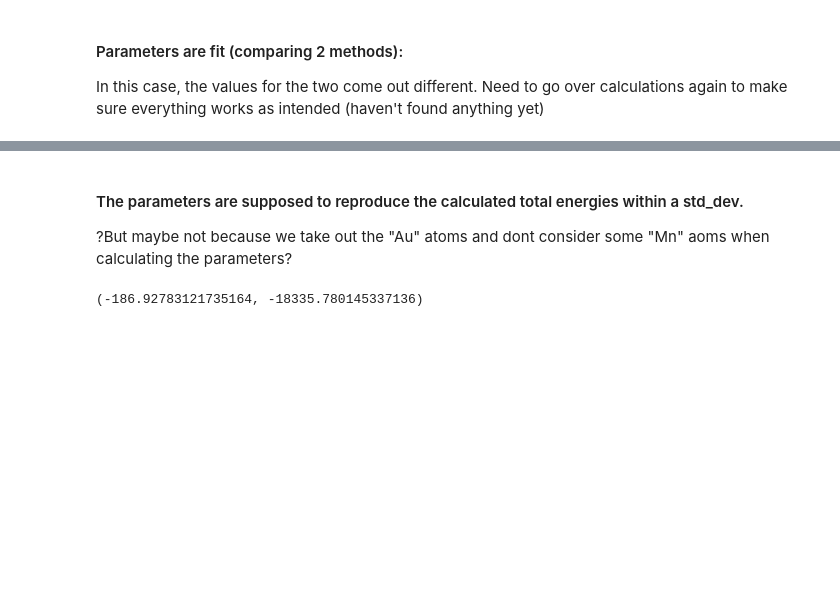
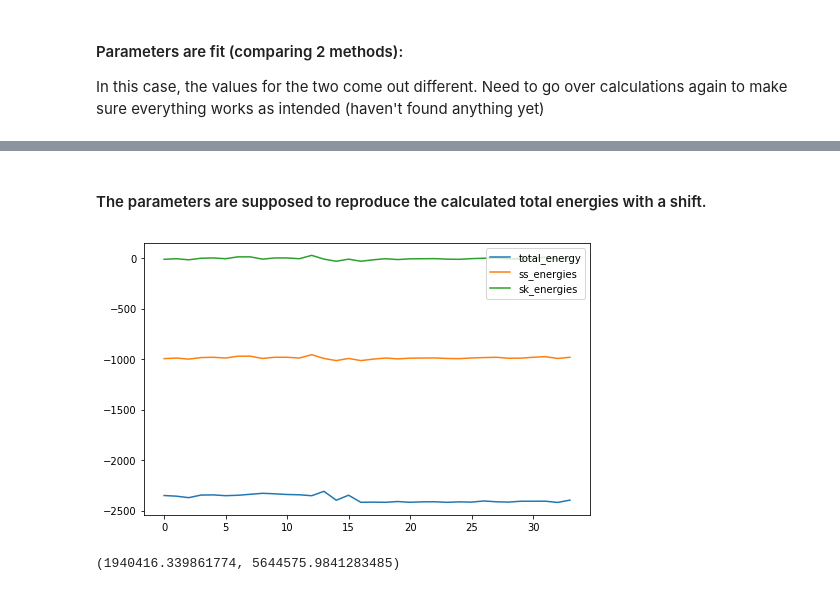
Before and after one commit to Mason-DataMaterials/spyns, a Jupyter notebook: MnAu2/MnAu2_Neighbor_Selection.ipynb, the cells around one changed output, grey strips where cells are left out. Drawn from its saved outputs; the diff is of its cells as text; code cells hidden in the pictures; blank space fills up the shorter version.

```diff
--- a/MnAu2/MnAu2_Neighbor_Selection.ipynb
+++ b/MnAu2/MnAu2_Neighbor_Selection.ipynb
@@ -309,17 +308,37 @@ exchange_parameters
 # %% [markdown]
-#### The parameters are supposed to reproduce the calculated total energies within a std_dev.
-?But maybe not because we take out the "Au" atoms and dont consider some "Mn" aoms when calculating the parameters?
+#### The parameters are supposed to reproduce the calculated total energies with a shift.
-# %%
-sk_j_par = lm_exchange_parameters.drop(lm_exchange_parameters.index[0])
-ss_par = smf_exchange_parameters.drop(smf_exchange_parameters.index[0])
-par_table =["J1", "J2", "J3", "J4", "J5", "J6", "J7", "J8"]
-neighbor_energies = model_matrix[par_table].copy().reset_index(drop=True)
-#total_energy = pd.DataFrame( neighbor_energies.transpose().values * sk_j_par.values).transpose()
-#total_energy.sum(axis = 1)
-
-nn_energies = neighbor_energies.values
-skj_energies = (nn_energies * sk_j_par.values.transpose()).sum()
-ss_energies = (nn_energies * ss_par.values.transpose()).sum()
-skj_energies, ss_energies
-# %% [output]
-(-186.92783121735164, -18335.780145337136)
+# %%
+sk_par = lm_exchange_parameters.drop(lm_exchange_parameters.index[0])
+ss_par = smf_exchange_parameters.drop(smf_exchange_parameters.index[0])
+
+par_table =["J1", "J2", "J3", "J4", "J5", "J6", "J7", "J8"]
+neighbor_energies = model_matrix[par_table].copy().reset_index(drop=True)
+
+a = neighbor_energies.values
+
+b = ss_par.transpose().values
+ss_energies = np.sum(a*b, axis =1 )
+
+b = sk_par.transpose().values
+sk_energies = np.sum(a*b, axis =1 )
+
+energies = pd.DataFrame()
+energies["total_energy"] = model_matrix["energy"]
+energies["ss_energies"] = ss_energies
+#energies["ss_diff"] = energies.total_energy - ss_energies
+energies["sk_energies"] = sk_energies
+#energies["sk_diff"] = energies.total_energy - sk_energies
+
+
+energies
+import matplotlib.pyplot as plt
+features=["total_energy", "ss_energy", "sk_energy"]
+
+energies.plot( figsize=(8,5));
+# %% [output]
+[figure, added]
+# %%
+from sklearn.metrics import mean_squared_error as mse
+mse(energies["total_energy"], energies["ss_energies"]), mse(energies["total_energy"], energies["sk_energies"])
+# %% [output]
+(1940416.339861774, 5644575.9841283485)
```
Also changed, not shown: parts of 4 cells of this notebook.
